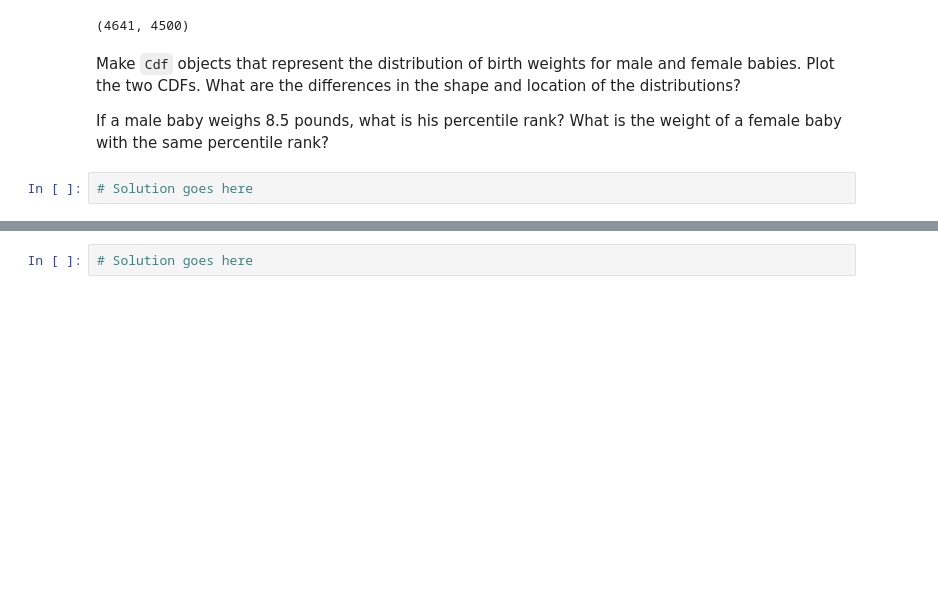
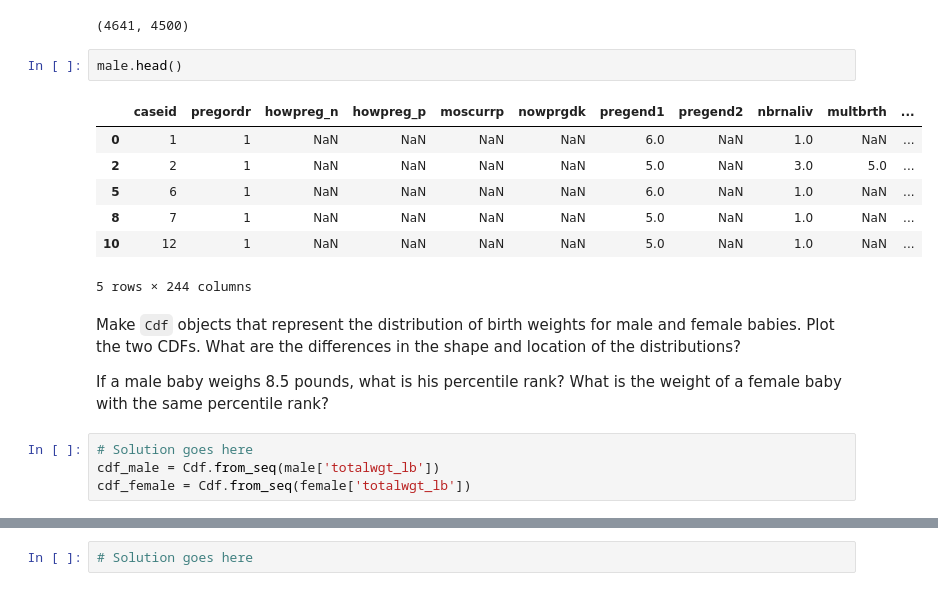
Before and after one commit to gi1no/Education, a Jupyter notebook: ThinkStats/chap04.ipynb, the cells around one changed output, grey strips where cells are left out. Drawn from its saved outputs; the diff is of its cells as text; blank space fills up the shorter version.

```diff
--- a/ThinkStats/chap04.ipynb
+++ b/ThinkStats/chap04.ipynb
@@ -697,6 +697,16 @@ female = live.query("babysex == 2")
 len(male), len(female)
 # %% [output]
 (4641, 4500)
+# %%
+male.head()
+# %% [output]
+|  | caseid | pregordr | howpreg_n | howpreg_p | moscurrp | nowprgdk | pregend1 | pregend2 | nbrnaliv | multbrth | ... |
+| 0 | 1 | 1 | NaN | NaN | NaN | NaN | 6.0 | NaN | 1.0 | NaN | ... |
+| 2 | 2 | 1 | NaN | NaN | NaN | NaN | 5.0 | NaN | 3.0 | 5.0 | ... |
+| 5 | 6 | 1 | NaN | NaN | NaN | NaN | 6.0 | NaN | 1.0 | NaN | ... |
+| 8 | 7 | 1 | NaN | NaN | NaN | NaN | 5.0 | NaN | 1.0 | NaN | ... |
+| 10 | 12 | 1 | NaN | NaN | NaN | NaN | 5.0 | NaN | 1.0 | NaN | ... |
+5 rows × 244 columns
 # %% [markdown]
 Make `Cdf` objects that represent the distribution of birth weights for male and female babies.
 Plot the two CDFs.
@@ -705,5 +715,7 @@ What are the differences in the shape and location of the distributions?
 If a male baby weighs 8.5 pounds, what is his percentile rank? What is the weight of a female baby with the same percentile rank?
 # %%
 # Solution goes here
+cdf_male = Cdf.from_seq(male['totalwgt_lb'])
+cdf_female = Cdf.from_seq(female['totalwgt_lb'])
 # %%
 # Solution goes here
```
Also changed, not shown: parts of 7 cells of this notebook.
